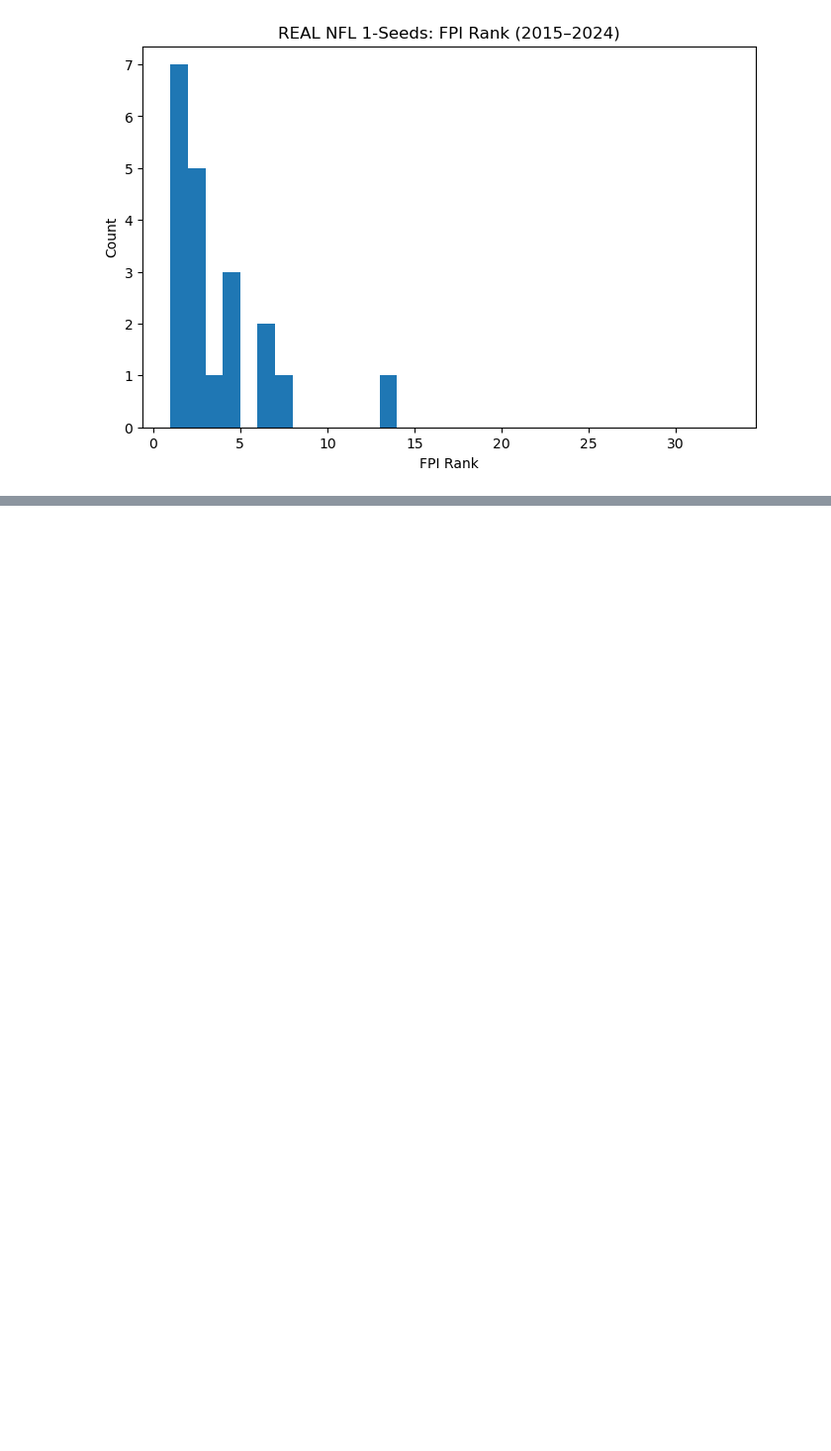
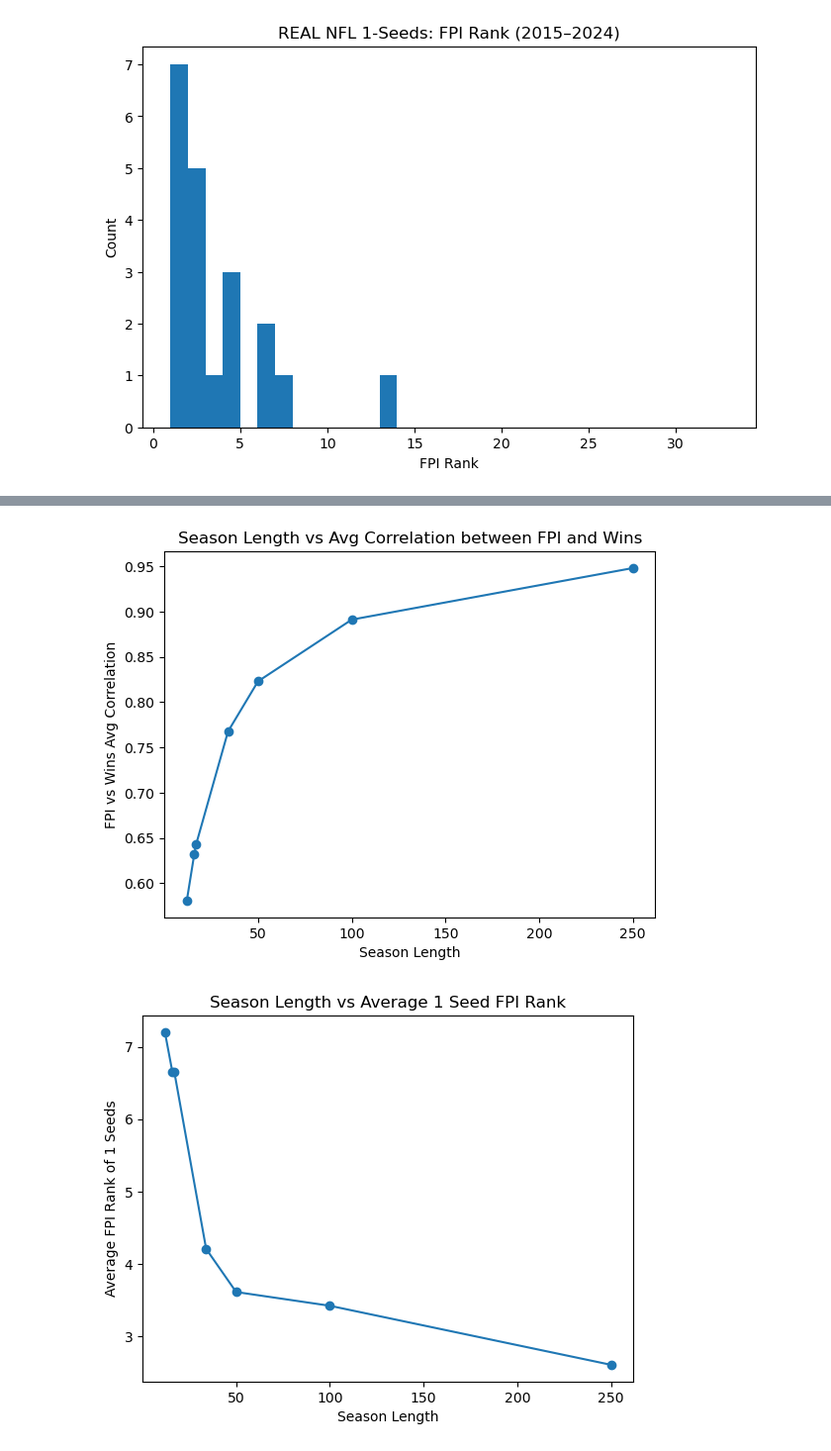
Before and after one commit to lukecharlier-bsu/MATH-401-Luke-Charlier, a Jupyter notebook: Analysis.ipynb, the cells around one changed output, grey strips where cells are left out. Shown at 99% size. Cells and saved outputs as stored; diff of their text form; code cells hidden in the pictures; blank space fills up the shorter version.

```diff
--- a/Analysis.ipynb
+++ b/Analysis.ipynb
@@ -376,7 +466,7 @@ for sim_seed in range(1, n + 1):
     schedule_df = generate_schedule(df_seeded, seed=sim_seed)
 
     results_df, standings_df = simulate_season(df_seeded, schedule_df, seed=sim_seed)
-    field, tiebreakers, fpi_winners = playoff_field(standings_df, results_df, mode = "custom")
+    field, tiebreakers, fpi_winners = playoff_field(standings_df, results_df, mode = "total_margin")
 
     # simulate playoffs and get champion
     playoff_results_df, sb_winner = simulate_playoffs(df_seeded, field, sigma=9, home_field=2, seed=sim_seed)
@@ -414,0 +555,27 @@ All Super Bowl winner FPI ranks:
+# %%
+plt.plot(results_df_summary["Season_Length"], results_df_summary["Avg_FPI_Wins_Corr"], marker="o")
+plt.xlabel("Season Length")
+plt.ylabel("FPI vs Wins Avg Correlation")
+plt.title("Season Length vs Avg Correlation between FPI and Wins")
+plt.show()
+
+plt.plot(results_df_summary["Season_Length"], results_df_summary["Avg_1_Seed_FPI_Rank"], marker="o")
+plt.xlabel("Season Length")
+plt.ylabel("Average FPI Rank of 1 Seeds")
+plt.title("Season Length vs Average 1 Seed FPI Rank")
+plt.show()
+
+plt.plot(results_df_summary["Season_Length"], results_df_summary["Best_FPI_Team_1_Seed_Prob"], marker="o")
+plt.xlabel("Season Length")
+plt.ylabel("Probability Best FPI Team Gets a 1 Seed")
+plt.title("Season Length vs Best Team Earning 1 Seed")
+plt.show()
+
+plt.plot(results_df_summary["Season_Length"], results_df_summary["Best_FPI_Team_SB_Prob"], marker="o")
+plt.xlabel("Season Length")
+plt.ylabel("Probability Best FPI Team Wins Super Bowl")
+plt.title("Season Length vs Best Team Winning Super Bowl")
+plt.show()
+# %% [output]
+[figure, added]
+[figure, added]
```
Also changed, not shown: parts of 17 cells of this notebook, 3 other files.
